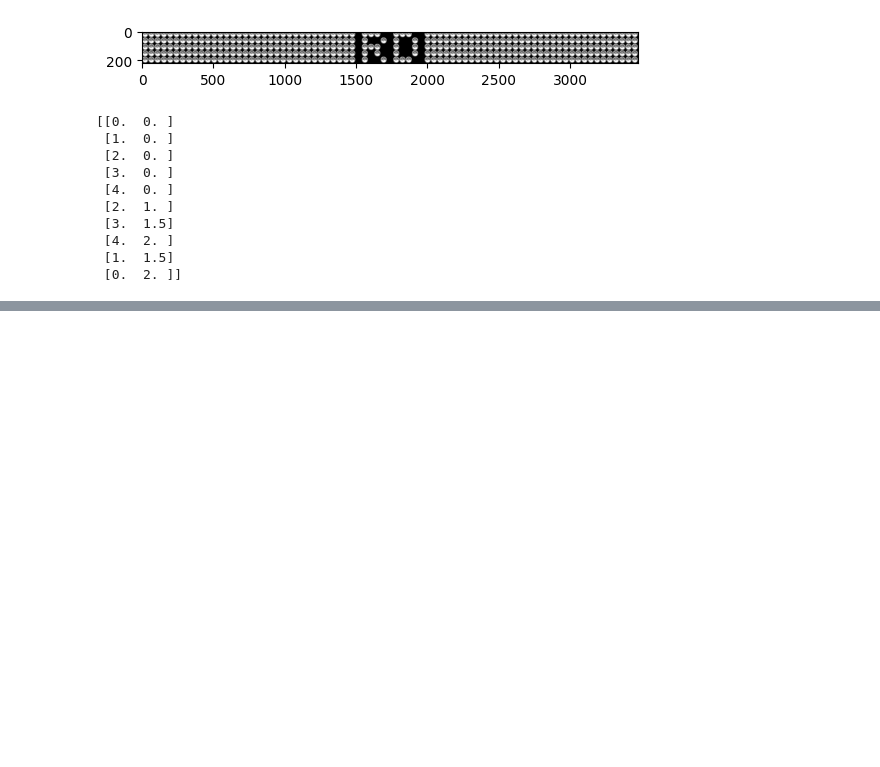
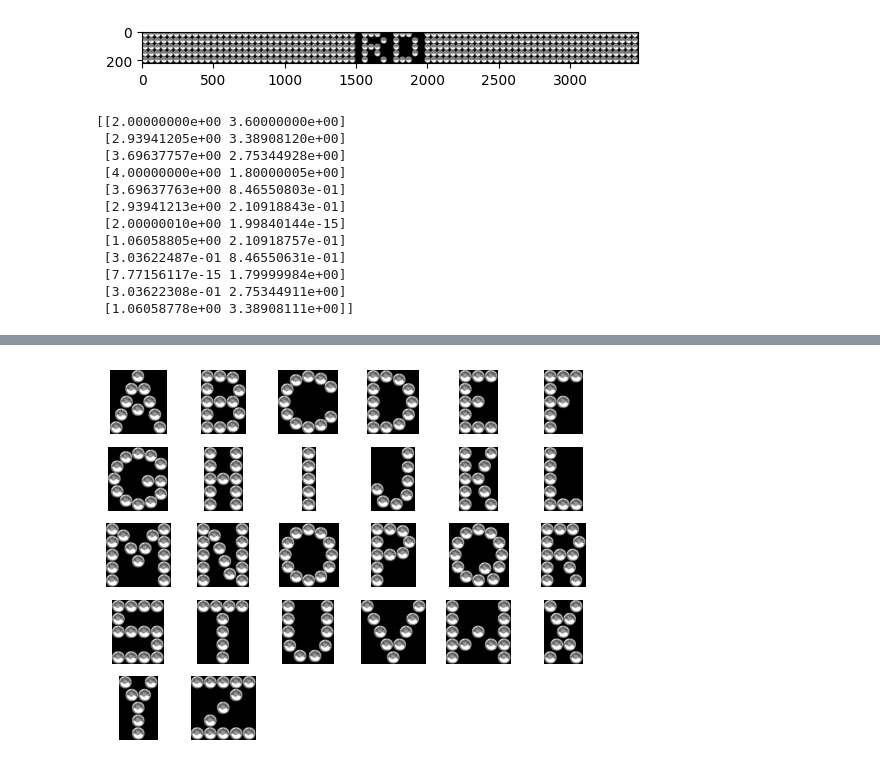
Before and after one commit to baeldin/strass_preview_generator, a Jupyter notebook: strass_band_generator.ipynb, the cells around one changed output, grey strips where cells are left out. Saved outputs shown, nothing was run; the diff lists cells and outputs as text; code cells hidden in the pictures; blank space fills up the shorter version.

```diff
--- a/strass_band_generator.ipynb
+++ b/strass_band_generator.ipynb
@@ -386,18 +386,18 @@ letters2 = {
                    [3.5, 0.86603], [2.5, 1.433015], [1.5, 2.0], [2.5, 2.566985],
                    [3.5, 3.133970]]),
     'N': np.array([[0., 0.], [1., 0.], [2., 0.], [3., 0.], [4., 0.],
-                   [0., 4.], [1., 4.], [2., 4.], [3., 4.], [4., 4.],
-                   [3.5, 0.86603], [2.5, 1.622010], [1.5, 2.377990], [0.5, 3133970]]),
+                   [0., 3.], [1., 3.], [2., 3.], [3., 3.], [4., 3.],
+                   [3.5, 0.86603], [2.5, 1.26603], [1.5, 1.66603], [0.5, 2.06603]]),
     # best one so far LOL:
-    'O': np.array([[2.  * np.sin(x + 0.08*np.cos(2*x+pi/2)) + 2.,
-                    1.5 * np.cos(x + 0.08*np.cos(2*x+pi/2)) + 1.5] for x
-                   in np.arange(0. * pi, 2.*pi, pi/5.)]),
-    'P': np.array([[0., 0.], [1., 0.], [2., 0.], [3., 0.], [4., 0.], [4., 1.], [4., 2.],
-                   [3., 2.5], [2., 2.], [2., 1.]]),
+    'O': np.array([[2.  * np.sin(x + 0.04*np.cos(2*x+pi/2)) + 2.,
+                    1.8 * np.cos(x + 0.04*np.cos(2*x+pi/2)) + 1.8] for x
+                   in np.arange(0. * pi, 2.*pi, pi/6.)]),
+    'P': np.array([[0., 0.], [1., 0.], [2., 0.], [3., 0.], [4., 0.], [4., 1.], [3.85, 2.],
+                   [3., 2.5], [2.15, 2.], [2., 1.]]),
     # worst one so far LOL: TODO: fix Q
-    'Q': np.array([[2.  * np.sin(x + 0.08*np.cos(2*x+pi/2)) + 2.,
-                    1.5 * np.cos(x + 0.08*np.cos(2*x+pi/2)) + 1.5] for x
-                   in np.arange(0. * pi, 1.8*pi, pi/5.)] + [[1.15, 2.3], [0.42904, 3.09]]),
+    'Q': np.array([[2.  * np.sin(x + 0.04*np.cos(2*x+pi/2)) + 2.,
+                    1.8 * np.cos(x + 0.04*np.cos(2*x+pi/2)) + 1.8] for x
+                   in np.arange(-1./6. * pi, 9.01/6.*pi, pi/6.)] + [[0.95, 2.3], [0.1, 2.94]]),
     'R': np.array([[0., 0.], [1., 0.], [2., 0.], [3., 0.], [4., 0.], [4., 1.], [4., 2.],
                    [3., 2.5], [2., 2.], [2., 1.], [1., 1.75], [0., 2.25]]),
     # oh my god TODO: FIX S
@@ -424,7 +424,7 @@ letters2 = {
 }
 
 
-draw = 'K'
+draw = 'O'
 print(letters2[draw])
 # Set dimensions for output image (fixed height, flexible width)
 
@@ -443,6 +443,7 @@ for draw in ['A', 'B', 'C', 'D', 'E', 'F', 'G', 'H', 'I', 'J', 'K', 'L', 'M',
   new_img = np.flip(new_img, axis=0)
   alphabet.append(new_img)
 
+
 fig, ax = plt.subplots(5, 6)
 for ii, letter in enumerate(alphabet):
   ax.flatten()[ii].imshow(letter)
@@ -457,16 +458,18 @@ plt.close('all')
 #plt.imshow(new_img)
 #cv2.imwrite(draw+".png", new_img)
 # %% [output]
-[[0.  0. ]
- [1.  0. ]
- [2.  0. ]
- [3.  0. ]
- [4.  0. ]
- [2.  1. ]
- [3.  1.5]
- [4.  2. ]
- [1.  1.5]
- [0.  2. ]]
+[[2.00000000e+00 3.60000000e+00]
+ [2.93941205e+00 3.38908120e+00]
+ [3.69637757e+00 2.75344928e+00]
+ [4.00000000e+00 1.80000005e+00]
+ [3.69637763e+00 8.46550803e-01]
+ [2.93941213e+00 2.10918843e-01]
+ [2.00000010e+00 1.99840144e-15]
+ [1.06058805e+00 2.10918757e-01]
+ [3.03622487e-01 8.46550631e-01]
+ [7.77156117e-15 1.79999984e+00]
+ [3.03622308e-01 2.75344911e+00]
+ [1.06058778e+00 3.38908111e+00]]
 WARNING:matplotlib.image:Clipping input data to the valid range for imshow with RGB data ([0..1] for floats or [0..255] for integers).
 WARNING:matplotlib.image:Clipping input data to the valid range for imshow with RGB data ([0..1] for floats or [0..255] for integers).
 WARNING:matplotlib.image:Clipping input data to the valid range for imshow with RGB data ([0..1] for floats or [0..255] for integers).
@@ -473,3 +479,4 @@ WARNING:matplotlib.image:Clipping input data to the valid range for imshow with
+[figure, added]
 # %%
 fig, ax = plt.subplots(6, 5, dpi=300)
 
```
Also changed, not shown: parts of 2 cells of this notebook.
